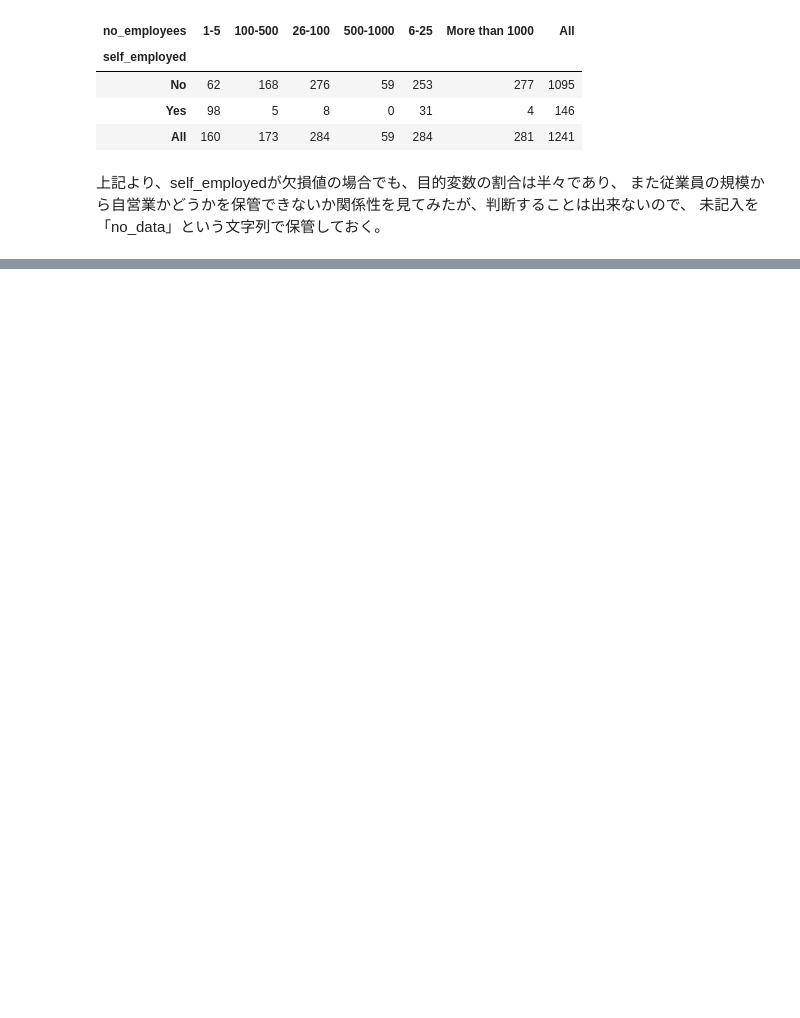
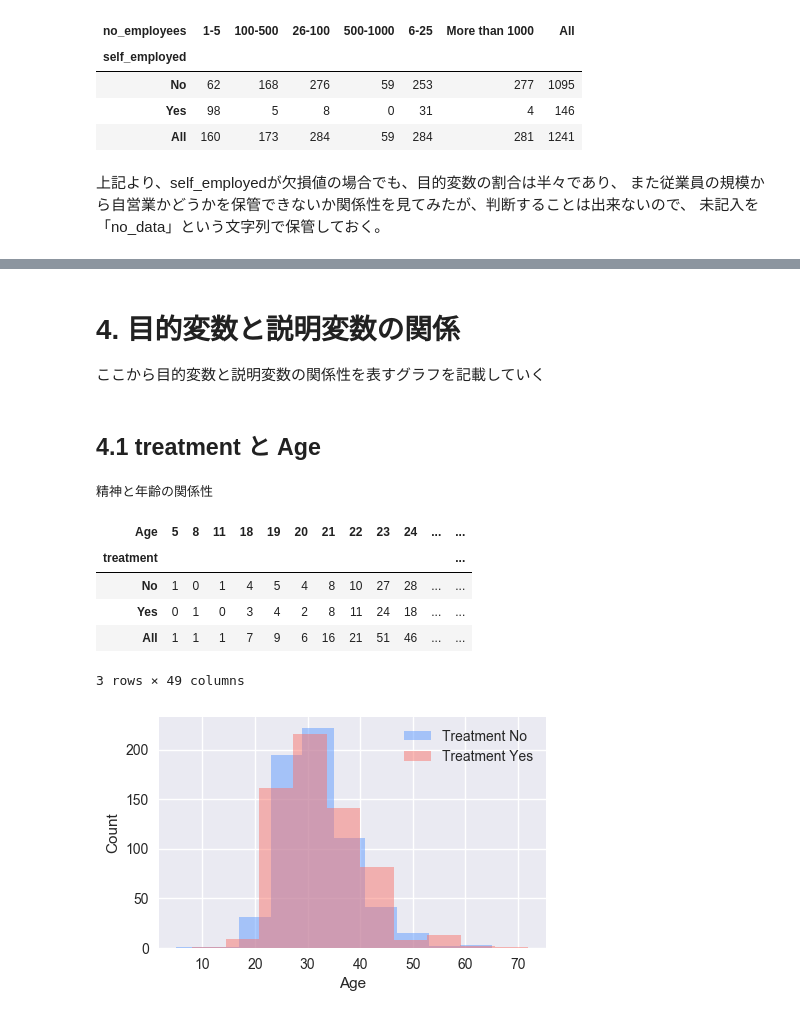
Before and after one commit to megadreams14/kaggle, a Jupyter notebook: mental-health-in-tech-survey/notebook.ipynb, the cells around one changed output, grey strips where cells are left out. Saved outputs shown, nothing was run; the diff lists cells and outputs as text; code cells hidden in the pictures; blank space fills up the shorter version.

```diff
--- a/mental-health-in-tech-survey/notebook.ipynb
+++ b/mental-health-in-tech-survey/notebook.ipynb
@@ -1298,0 +468,28 @@ F1：76.39%
+# %% [markdown]
+# 4. 目的変数と説明変数の関係
+
+ここから目的変数と説明変数の関係性を表すグラフを記載していく
+# %% [markdown]
+## 4.1 treatment と Age
+# %%
+print("精神と年齢の関係性")
+df_c = pd.crosstab(index=df_data["treatment"], columns=df_data["Age"], margins=True)
+display(df_c)
+
+# ヒストグラムで年代別の傾向を見てみる
+plt.figure(figsize=(5,3))
+df_data["Age"][df_data["treatment"] == "No"].hist(color="#5F9BFF", alpha=.5, label=["Treatment No"])     # 薄い青色
+df_data["Age"][df_data["treatment"] == "Yes"].hist(color="#F8766D", alpha=.5, label=["Treatment Yes"]) # 薄い赤色
+plt.xlabel("Age")
+plt.ylabel("Count")
+plt.legend()
+plt.show()
+# %% [output]
+精神と年齢の関係性
+| Age | 5 | 8 | 11 | 18 | 19 | 20 | 21 | 22 | 23 | 24 | ... | ... |
+| treatment |  |  |  |  |  |  |  |  |  |  |  | ... |
+| No | 1 | 0 | 1 | 4 | 5 | 4 | 8 | 10 | 27 | 28 | ... | ... |
+| Yes | 0 | 1 | 0 | 3 | 4 | 2 | 8 | 11 | 24 | 18 | ... | ... |
+| All | 1 | 1 | 1 | 7 | 9 | 6 | 16 | 21 | 51 | 46 | ... | ... |
+3 rows × 49 columns
+[figure, added]
```
Also changed, not shown: parts of 173 cells of this notebook.
